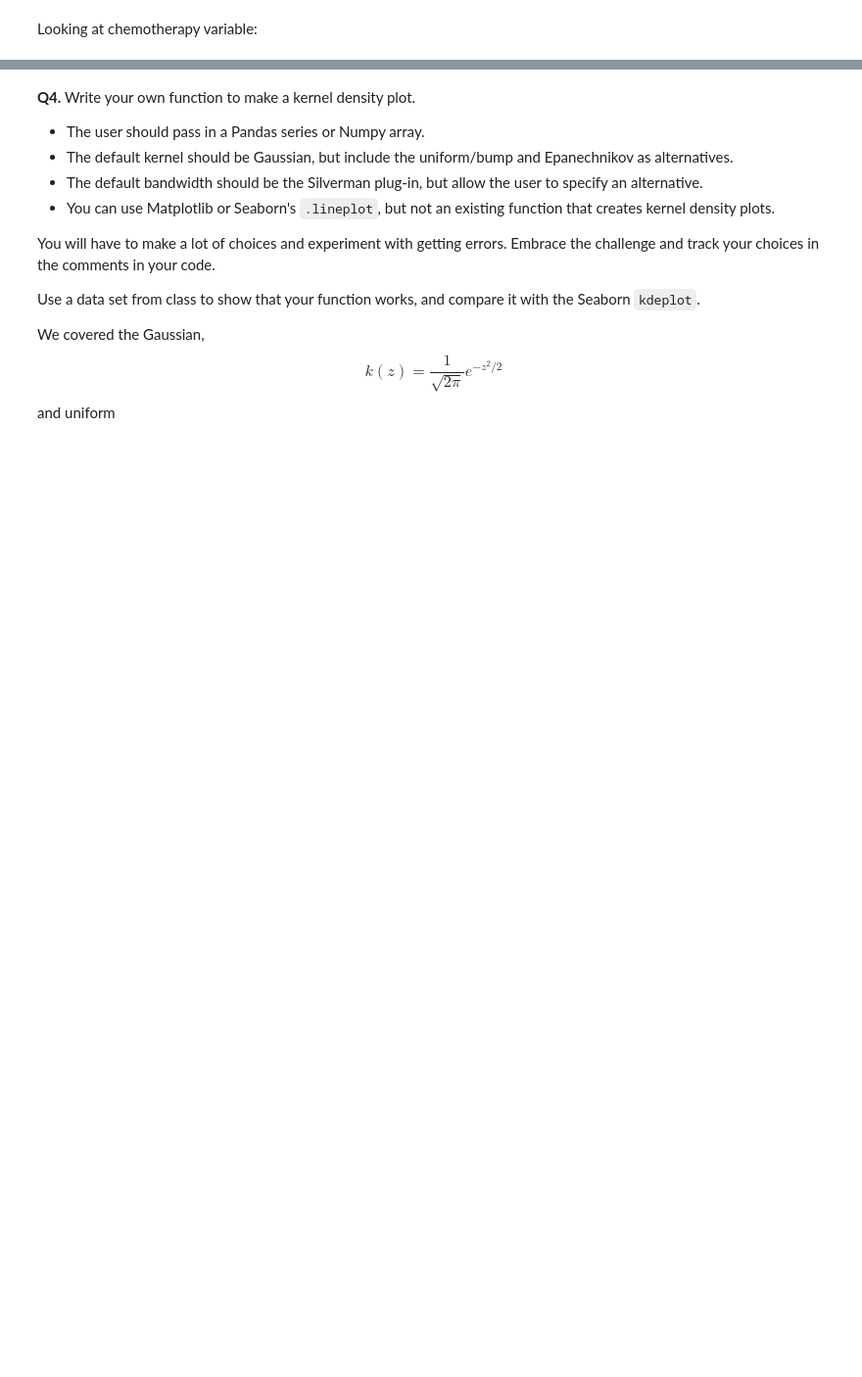
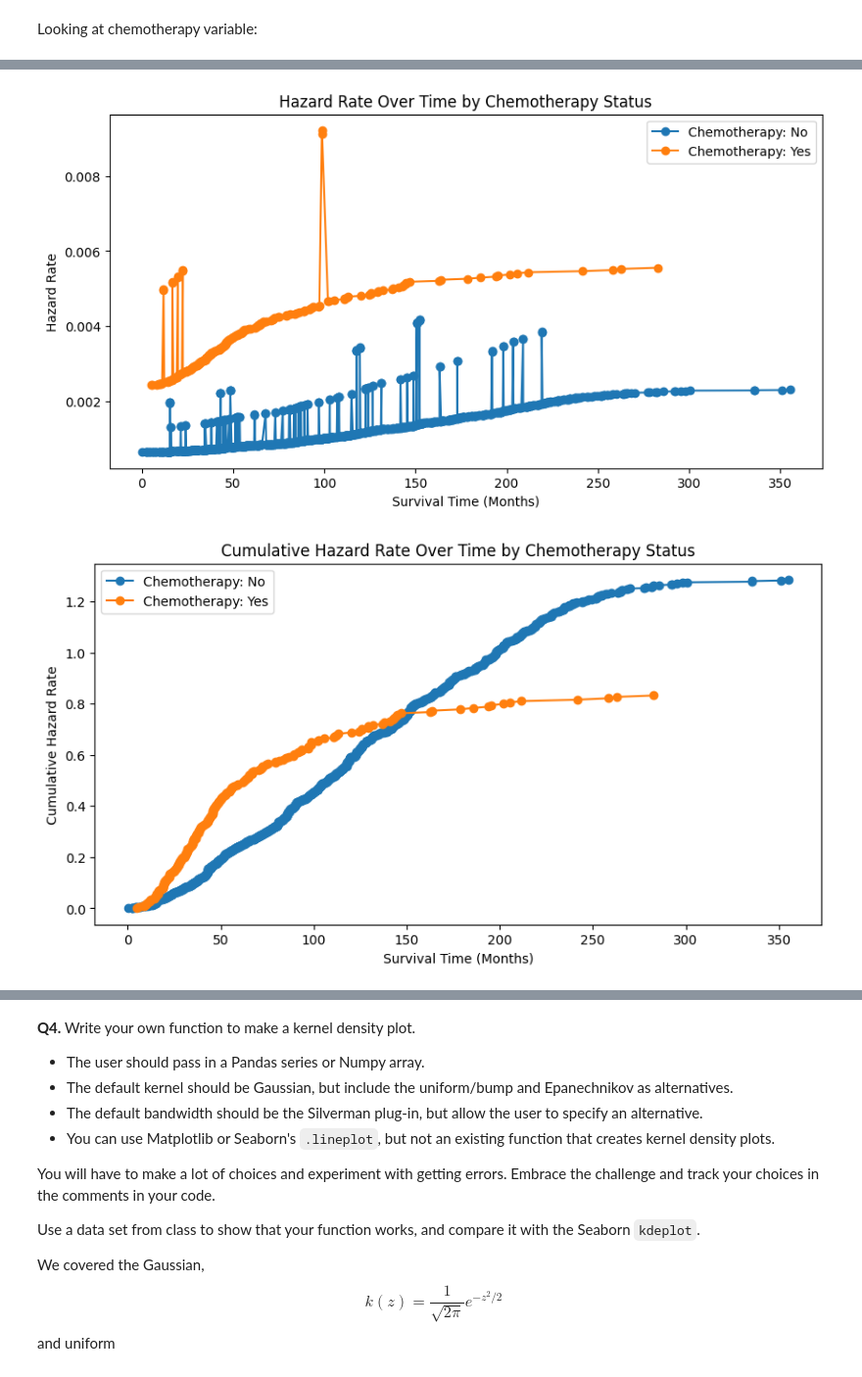
Before and after one commit to quentinshin34/visualization, a Jupyter notebook: assignment/assignment.ipynb, the cells around one changed output, grey strips where cells are left out. Shown: that part at 98% size. Drawn from its saved outputs; the diff is of its cells as text; code cells hidden in the pictures; blank space fills up the shorter version.

```diff
--- a/assignment/assignment.ipynb
+++ b/assignment/assignment.ipynb
@@ -159,0 +166,8 @@ Looking at chemotherapy variable:
+# %%
+chemo = cancer[['Overall Survival (Months)', 'Overall Survival Status','Chemotherapy']].dropna()
+chemo = chemo.rename(columns={'Overall Survival (Months)': 'Survival_Months', 'Overall Survival Status': 'Status'})
+chemo['Survival_Months'] = pd.to_numeric(chemo['Survival_Months'],errors = 'coerce')
+chemo['Chemotherapy'] = chemo['Chemotherapy'].astype(str)
+chemo = chemo.dropna(subset=['Survival_Months'])
+chemo['Status'] = chemo['Status'].astype(str)
+chemo.head()
@@ -159,0 +181,39 @@ Looking at chemotherapy variable:
+# %%
+def hazard_by_category(df, category_col):
+    """ Compute hazard and cumulative hazard for each category of a categorical variable. """
+    hazard_results = {}
+
+    for category in df[category_col].dropna().unique():
+        df_subset = df[df[category_col] == category].copy()
+        df_subset = df_subset[['Survival_Months', 'Status']].dropna()
+
+        cumulative_hazard, times, hazard_rate = hazard(df_subset)
+        hazard_results[category] = (times, hazard_rate, cumulative_hazard)
+
+    return hazard_results
+
+
+hazard_results = hazard_by_category(chemo, 'Chemotherapy')
+# %%
+plt.figure(figsize=(10, 5))
+for category, (times, hazard_rate, _) in hazard_results.items():
+    plt.plot(times, hazard_rate, marker='o', linestyle='-', label=f"Chemotherapy: {category}")
+
+plt.title("Hazard Rate Over Time by Chemotherapy Status")
+plt.xlabel("Survival Time (Months)")
+plt.ylabel("Hazard Rate")
+plt.legend()
+plt.show()
+
+plt.figure(figsize=(10, 5))
+for category, (times, _, cumulative_hazard) in hazard_results.items():
+    plt.plot(times, cumulative_hazard, marker='o', linestyle='-', label=f"Chemotherapy: {category}")
+
+plt.title("Cumulative Hazard Rate Over Time by Chemotherapy Status")
+plt.xlabel("Survival Time (Months)")
+plt.ylabel("Cumulative Hazard Rate")
+plt.legend()
+plt.show()
+# %% [output]
+[figure, added]
+[figure, added]
```
Also changed, not shown: parts of 6 cells of this notebook.
